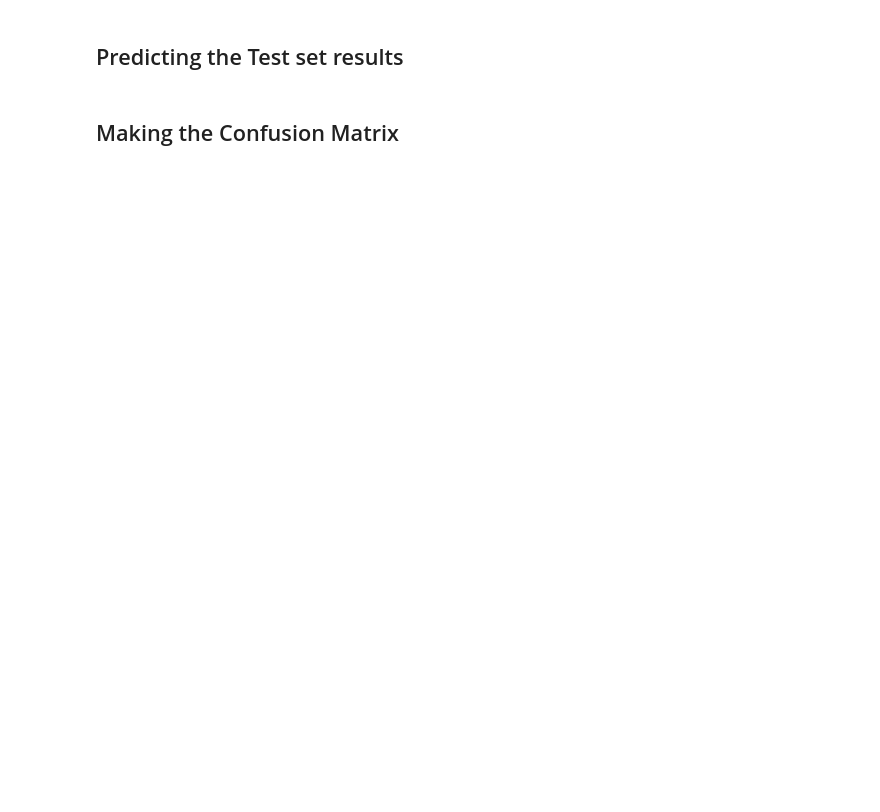
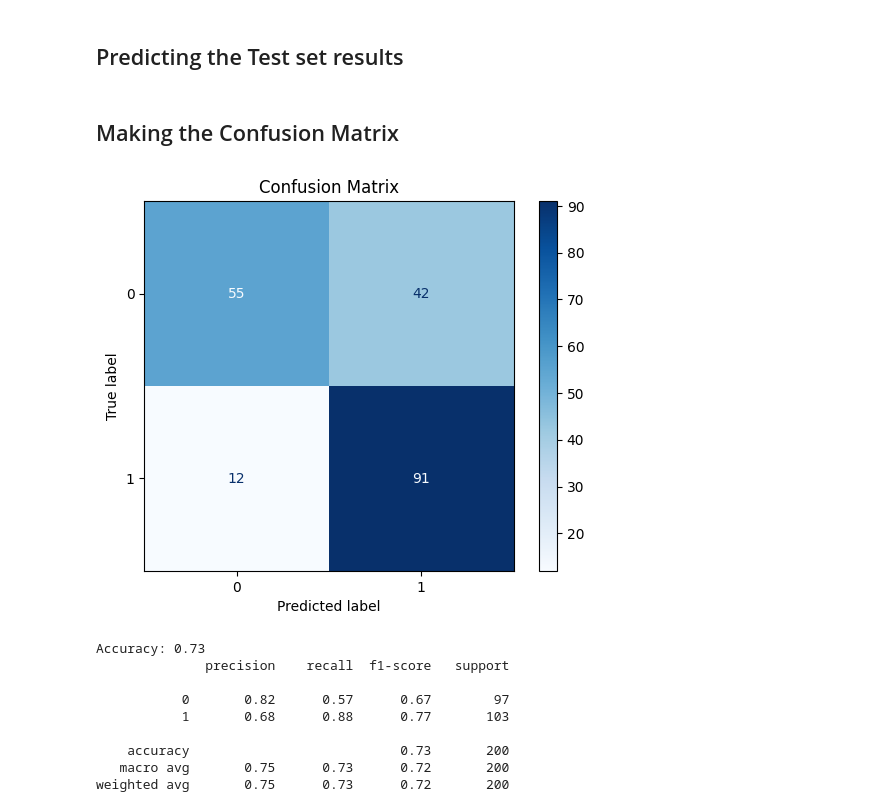
Before and after one commit to herzod/Machine-Learning-A-Z, a Jupyter notebook: Part 7 - Natural Language Processing/Section 36 - Natural Language Processing/natural_language_processing.ipynb, the cells around one changed output. Drawn from its saved outputs; the diff is of its cells as text; code cells hidden in the pictures; blank space fills up the shorter version.

```diff
--- a/Part 7 - Natural Language Processing/Section 36 - Natural Language Processing/natural_language_processing.ipynb
+++ b/Part 7 - Natural Language Processing/Section 36 - Natural Language Processing/natural_language_processing.ipynb
@@ -50,9 +50,17 @@ Stemming: Only use the root of a word e.g. instead of loved -> love, this reduce
 ## Creating the Bag of Words model
 # %%
 from sklearn.feature_extraction.text import CountVectorizer
-cv = CountVectorizer(max_features = 1500)
+cv = CountVectorizer(max_features = 1500) # only use the 1500 most frequent words
 X = cv.fit_transform(corpus).toarray()
+y = dataset.iloc[:, -1].values
 # %% [markdown]
 ## Splitting the dataset into the Training set and Test set
+# %%
+from sklearn.model_selection import train_test_split
+X_train, X_test, y_train, y_test = train_test_split(X, y, test_size = 0.20, random_state = 0)
 # %% [markdown]
 ## Training the Naive Bayes model on the Training set
+# %%
+from sklearn.naive_bayes import GaussianNB
+classifier = GaussianNB()
+classifier.fit(X_train, y_train)
@@ -59,4 +69,29 @@ X = cv.fit_transform(corpus).toarray()
 # %% [markdown]
 ## Predicting the Test set results
+# %%
+y_pred = classifier.predict(X_test)
 # %% [markdown]
 ## Making the Confusion Matrix
+# %%
+#Alternative: My Own
+from sklearn.metrics import ConfusionMatrixDisplay, accuracy_score, classification_report
+
+ConfusionMatrixDisplay.from_predictions(
+    y_test, y_pred, normalize=None,  # or 'true'/'pred' for rates
+    cmap='Blues', values_format='d'  # use '.2f' if normalized
+)
+plt.title('Confusion Matrix')
+plt.show()
+print('Accuracy:', accuracy_score(y_test, y_pred))
+print(classification_report(y_test, y_pred))
+# %% [output]
+[figure, added]
+Accuracy: 0.73
+              precision    recall  f1-score   support
+
+           0       0.82      0.57      0.67        97
+           1       0.68      0.88      0.77       103
+
+    accuracy                           0.73       200
+   macro avg       0.75      0.73      0.72       200
+weighted avg       0.75      0.73      0.72       200
```
Also changed, not shown: parts of 1 cell of this notebook.
